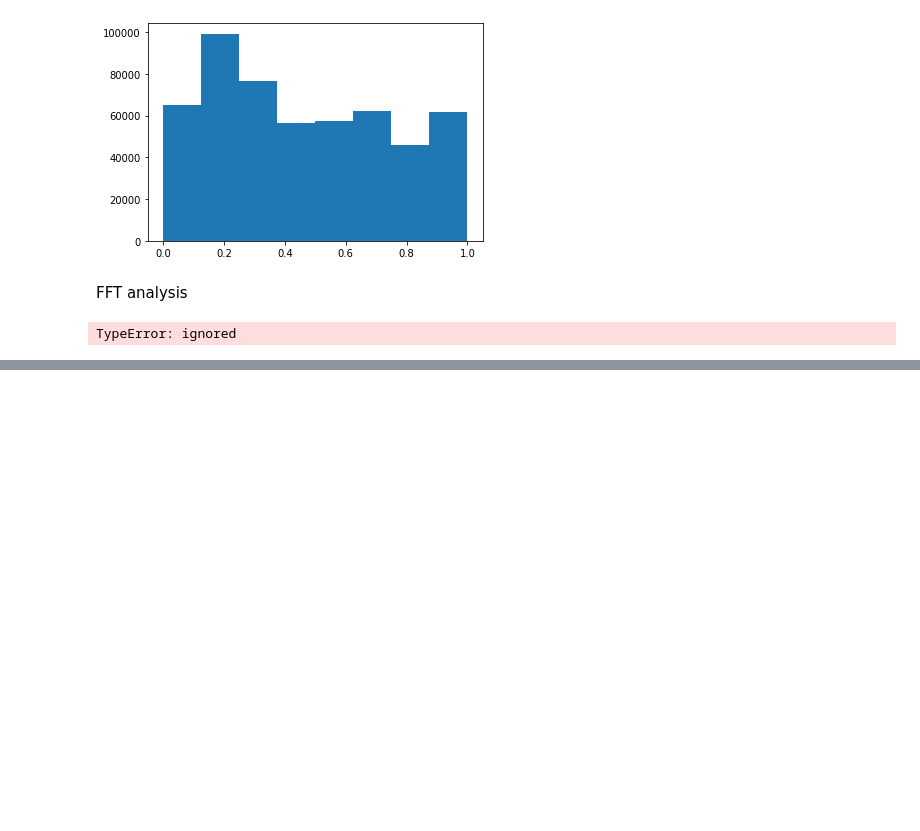
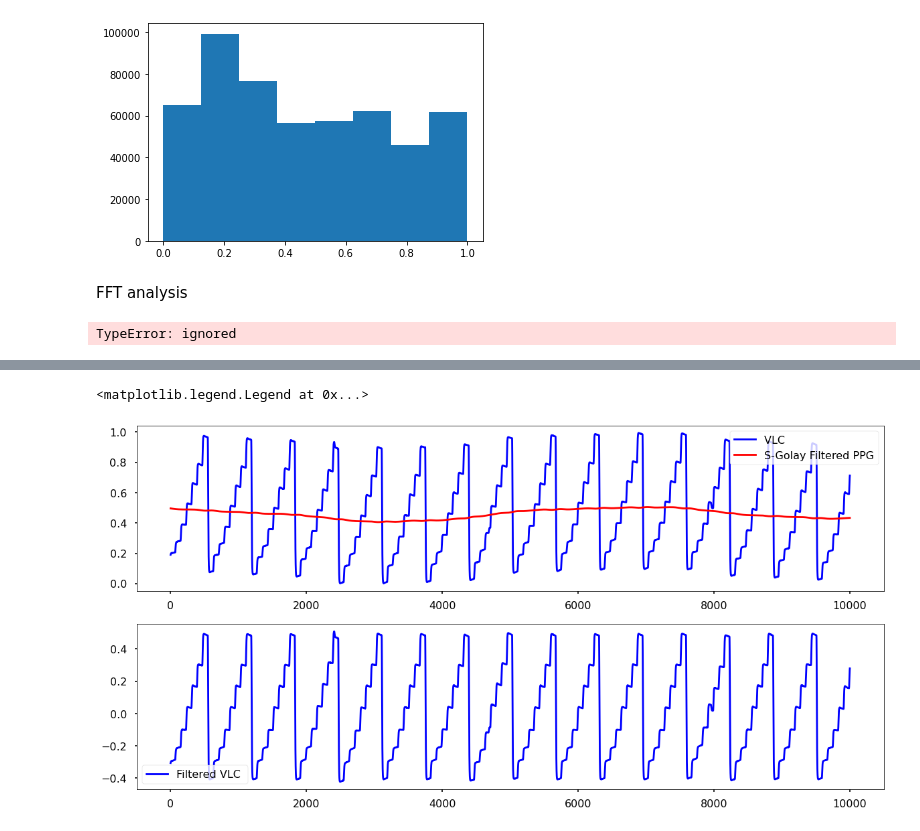
Before and after one commit to LongNguyen1984/TimeSeriesWithPython, a Jupyter notebook: VLCmulti_levels.ipynb, the cells around one changed output, grey strips where cells are left out. Cells and saved outputs as stored; diff of their text form; code cells hidden in the pictures; blank space fills up the shorter version.

```diff
--- a/VLCmulti_levels.ipynb
+++ b/VLCmulti_levels.ipynb
@@ -118,0 +139,25 @@ plt.plot(a)
+# %%
+from scipy.signal import savgol_filter
+X = volt_norm.reshape(-1,)
+filter_VLC = savgol_filter(X, window_length = 511, polyorder =1)
+filter_VLC = savgol_filter(filter_VLC, window_length = 1821, polyorder =3) #1511
+
+bwrVLC =  X - filter_VLC
+# %%
+
+
+plt.subplots(2, 1, figsize=(20,10))
+L1, L2 = 20000, 30000
+#L1, L2 = 0, len(bwrPPG1)
+#plt.subplot(3, 1, 1)
+plt.subplot(2, 1, 1)
+plt.plot(X[L1:L2], "b-", label="VLC " )
+plt.plot(filter_VLC[L1:L2], "r-", label="S-Golay Filtered PPG")
+plt.legend()
+
+plt.subplot(2, 1, 2)
+plt.plot(bwrVLC[L1:L2], "b-", label="Filtered VLC " )
+plt.legend()
+# %% [output]
+<matplotlib.legend.Legend at 0x...>
+[figure, added]
```
Also changed, not shown: parts of 8 cells of this notebook.
